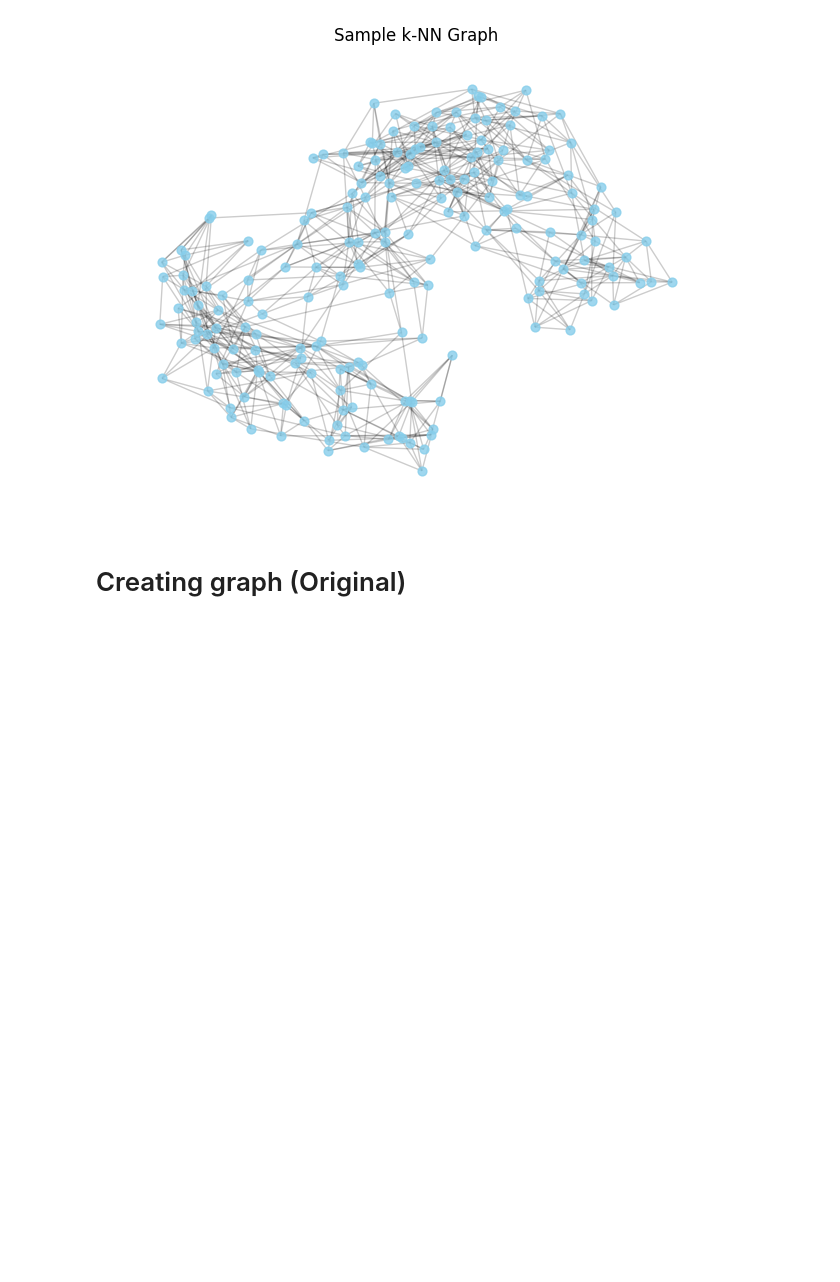
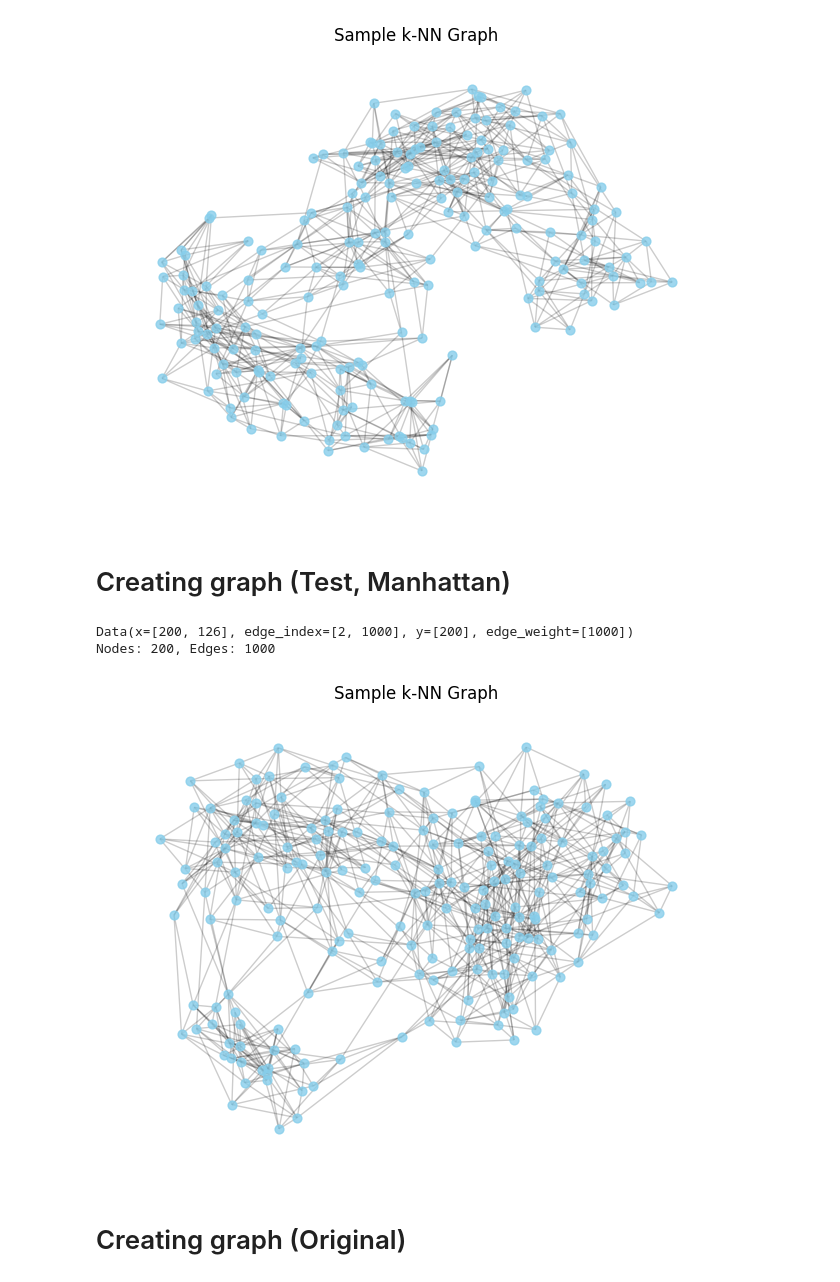
Before and after one commit to dths8/DSA4263_Vehicle-Insurance-Fraud-Detection, a Jupyter notebook: model_training/network_model.ipynb, the cells around one changed output. Saved outputs shown, nothing was run; the diff lists cells and outputs as text; code cells hidden in the pictures; blank space fills up the shorter version.

Commit message:
Add manhattan distance

```diff
--- a/model_training/network_model.ipynb
+++ b/model_training/network_model.ipynb
@@ -154,6 +154,51 @@ plt.show()
 Data(x=[200, 126], edge_index=[2, 1000], y=[200], edge_weight=[1000])
 Nodes: 200, Edges: 1000
 [figure]
+# %% [markdown]
+# Creating graph (Test, Manhattan)
+# %%
+X_test = df_test.drop(columns=['fraud_reported'])
+X_test = X_test.select_dtypes(include=['float64', 'int64', 'bool']).astype(float)
+y_test = df_test['fraud_reported']
+
+# knn to build graph
+k = 5
+A_test = kneighbors_graph(X_test, n_neighbors=k, mode='distance', include_self=False, metric='minkowski', p=1)
+A_test.data = np.exp(-A_test.data**2 / X_test.shape[1])
+A_test = A_test.tocoo()
+
+edge_index_test = torch.from_numpy(np.vstack((A_test.row, A_test.col)).astype(np.int64))
+edge_weight_test = torch.tensor(A_test.data, dtype=torch.float)
+x_test = torch.tensor(X_test.values, dtype=torch.float)
+y_test_torch = torch.tensor(y_test, dtype=torch.long)
+
+graph_data_test_man = Data(x=x_test, edge_index=edge_index_test, edge_weight=edge_weight_test, y=y_test_torch)
+
+print(graph_data_test_man)
+print(f"Nodes: {graph_data_test_man.num_nodes}, Edges: {graph_data_test_man.num_edges}")
+
+
+#visualise graph
+num_sub_nodes = min(200, graph_data_test_man.num_nodes)
+sub_nodes = np.arange(num_sub_nodes)
+
+
+G = nx.Graph()
+edges = graph_data_test_man.edge_index[:, :min(graph_data_test_man.edge_index.shape[1], num_sub_nodes*k)].t().tolist()
+G.add_edges_from(edges)
+
+pos = nx.spring_layout(G, seed=42, k=0.3)
+
+plt.figure(figsize=(8, 6))
+nx.draw_networkx_nodes(G, pos, node_size=40, node_color="skyblue", alpha=0.8)
+nx.draw_networkx_edges(G, pos, alpha=0.2)
+plt.title("Sample k-NN Graph")
+plt.axis("off")
+plt.show()
+# %% [output]
+Data(x=[200, 126], edge_index=[2, 1000], y=[200], edge_weight=[1000])
+Nodes: 200, Edges: 1000
+[figure, added]
 # %% [markdown]
 # Creating graph (Original)
 # %%
```
Also changed, not shown: parts of 5 cells of this notebook.
